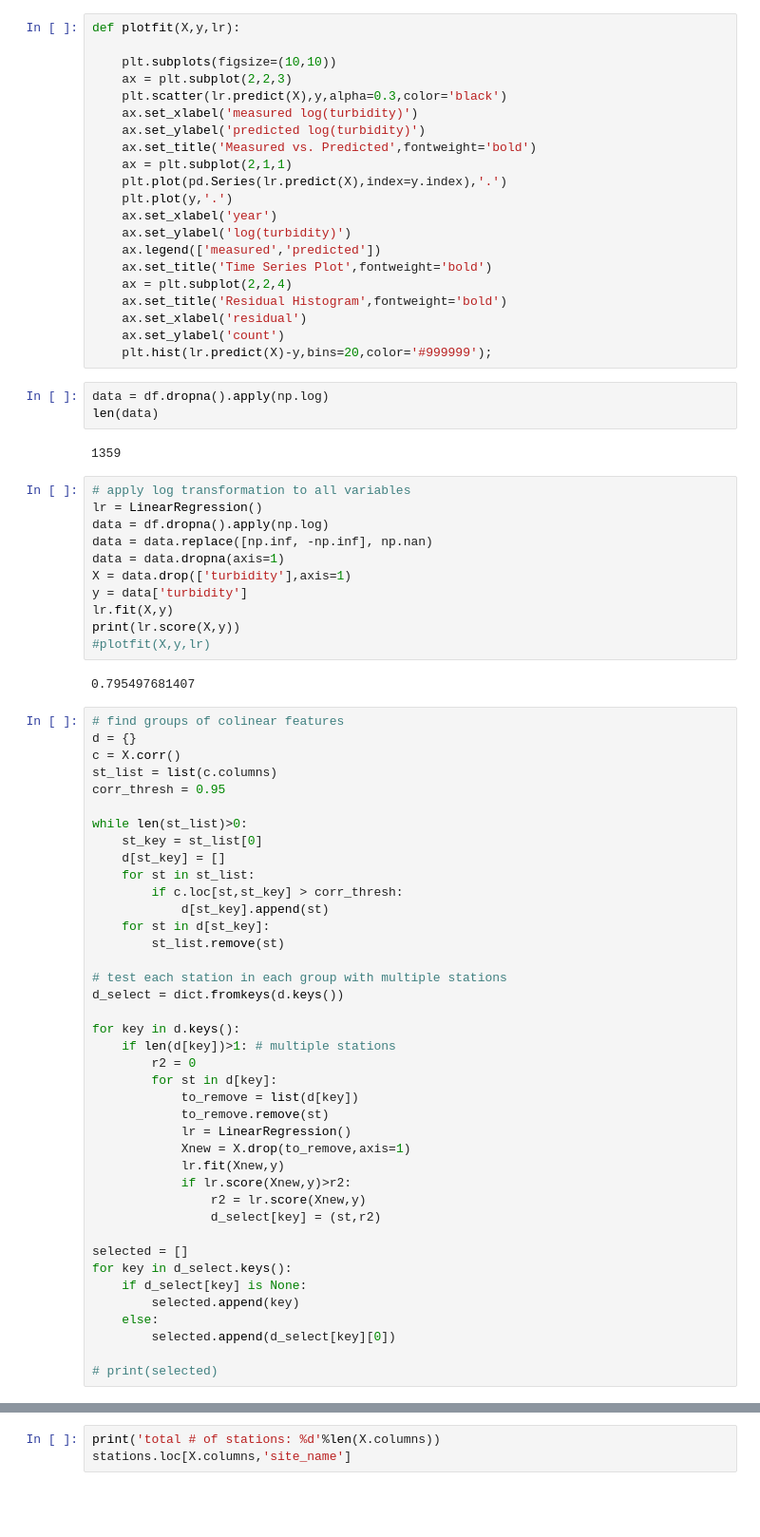
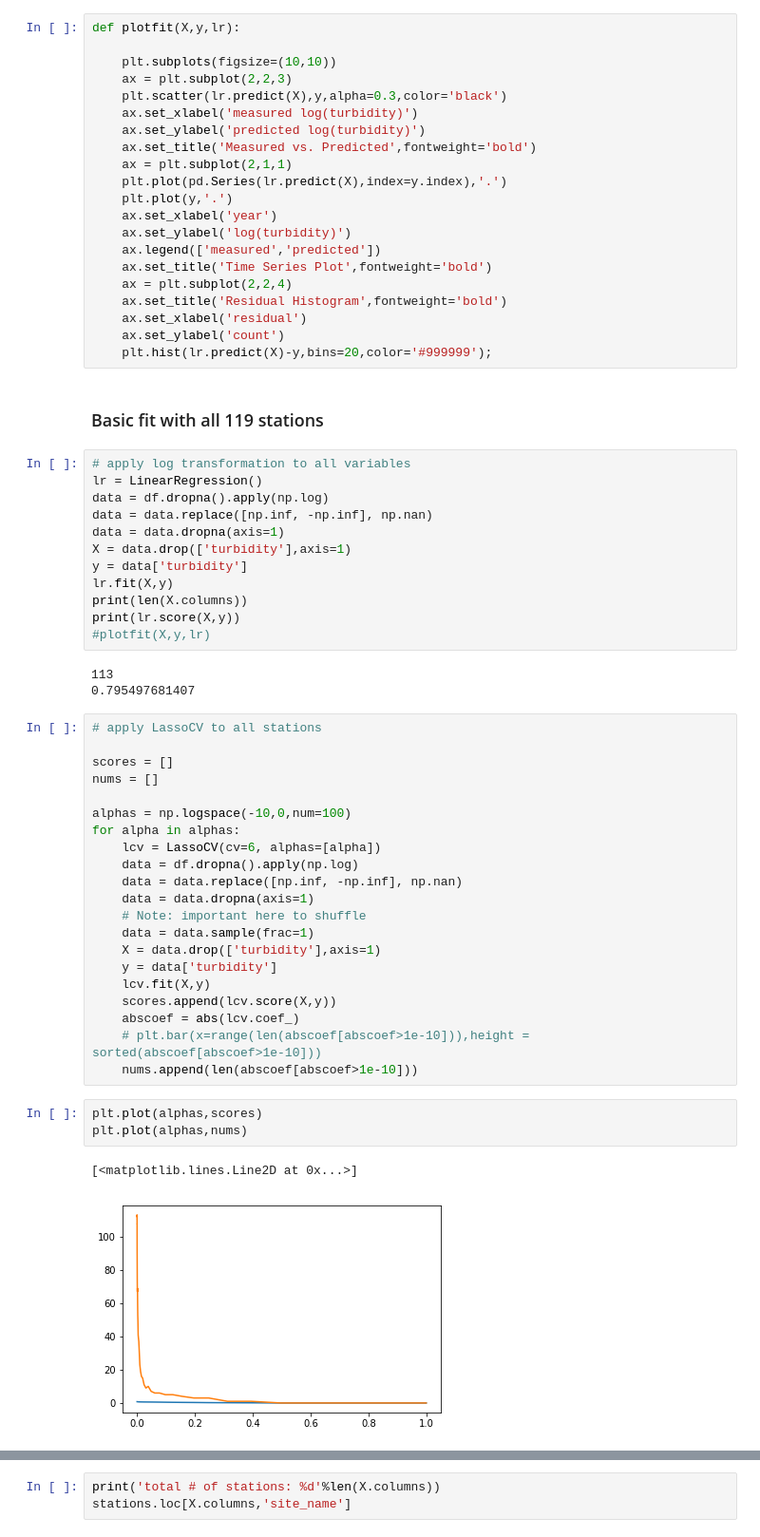
Before and after one commit to sealoving/Liang_Metis, a Jupyter notebook: Project_2/Luther_feature_selection.ipynb, the cells around one changed output, grey strips where cells are left out. Shown at 95% size. Cells and saved outputs as stored; diff of their text form; blank space fills up the shorter version.

```diff
--- a/Project_2/Luther_feature_selection.ipynb
+++ b/Project_2/Luther_feature_selection.ipynb
@@ -37,11 +37,8 @@ def plotfit(X,y,lr):
     ax.set_xlabel('residual')
     ax.set_ylabel('count')
     plt.hist(lr.predict(X)-y,bins=20,color='#999999');
-# %%
-data = df.dropna().apply(np.log)
-len(data)
-# %% [output]
-1359
+# %% [markdown]
+### Basic fit with all 119 stations
 # %%
 # apply log transformation to all variables
 lr = LinearRegression()
@@ -51,47 +48,36 @@ data = data.dropna(axis=1)
 X = data.drop(['turbidity'],axis=1)
 y = data['turbidity']
 lr.fit(X,y)
+print(len(X.columns))
 print(lr.score(X,y))
 #plotfit(X,y,lr)
 # %% [output]
+113
 0.795497681407
-# %%
-# find groups of colinear features
-d = {}
-c = X.corr()
-st_list = list(c.columns)
-corr_thresh = 0.95
-
-while len(st_list)>0:
-    st_key = st_list[0]
-    d[st_key] = []
-    for st in st_list:
-        if c.loc[st,st_key] > corr_thresh:
-            d[st_key].append(st)
-    for st in d[st_key]:
-        st_list.remove(st)
-
-# test each station in each group with multiple stations
-d_select = dict.fromkeys(d.keys())
-
-for key in d.keys():
-    if len(d[key])>1: # multiple stations
-        r2 = 0
-        for st in d[key]:
-            to_remove = list(d[key])
-            to_remove.remove(st)
-            lr = LinearRegression()
-            Xnew = X.drop(to_remove,axis=1)
-            lr.fit(Xnew,y)
-            if lr.score(Xnew,y)>r2:
-                r2 = lr.score(Xnew,y)
-                d_select[key] = (st,r2)
-
-selected = []
-for key in d_select.keys():
-    if d_select[key] is None:
-        selected.append(key)
-    else:
-        selected.append(d_select[key][0])
-
-# print(selected)
+# %%
+# apply LassoCV to all stations
+
+scores = []
+nums = []
+
+alphas = np.logspace(-10,0,num=100)
+for alpha in alphas:
+    lcv = LassoCV(cv=6, alphas=[alpha])
+    data = df.dropna().apply(np.log)
+    data = data.replace([np.inf, -np.inf], np.nan)
+    data = data.dropna(axis=1)
+    # Note: important here to shuffle
+    data = data.sample(frac=1)
+    X = data.drop(['turbidity'],axis=1)
+    y = data['turbidity']
+    lcv.fit(X,y)
+    scores.append(lcv.score(X,y))
+    abscoef = abs(lcv.coef_)
+    # plt.bar(x=range(len(abscoef[abscoef>1e-10])),height = sorted(abscoef[abscoef>1e-10]))
+    nums.append(len(abscoef[abscoef>1e-10]))
+# %%
+plt.plot(alphas,scores)
+plt.plot(alphas,nums)
+# %% [output]
+[<matplotlib.lines.Line2D at 0x...>]
+[figure, added]
```
Also changed, not shown: parts of 12 cells of this notebook.
